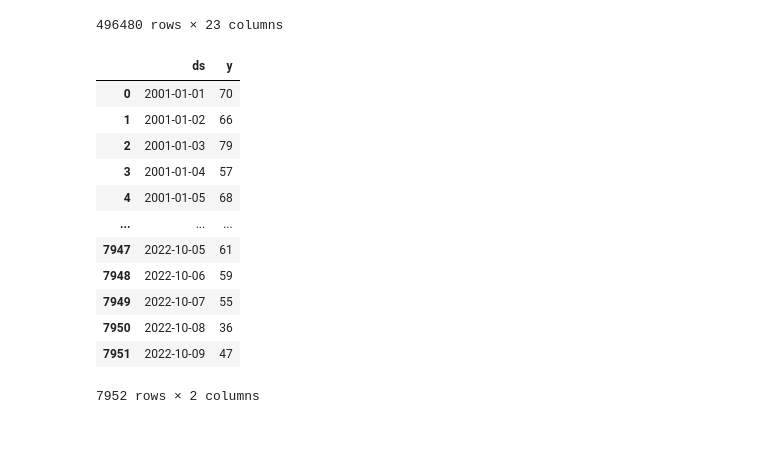
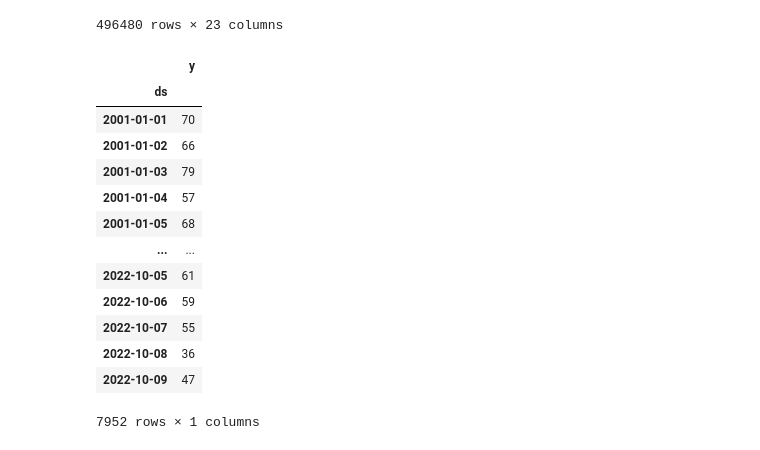
Before and after one commit to Zamanax/B4-Time-series, a Jupyter notebook: timeseries.ipynb, the cells around one changed output. Saved outputs shown, nothing was run; the diff lists cells and outputs as text; code cells hidden in the pictures.

```diff
--- a/timeseries.ipynb
+++ b/timeseries.ipynb
@@ -397,21 +412,24 @@ assaults
 # %%
 # make predictions of the assaults with prophet
 
 assaults_prophet = assaults.groupby("Date day").size().reset_index()
 assaults_prophet.columns = ["ds", "y"]
+assaults_prophet.ds = pd.to_datetime(assaults_prophet.ds)
+assaults_prophet.set_index("ds", inplace=True)
 assaults_prophet
 # %% [output]
-|  | ds | y |
-| 0 | 2001-01-01 | 70 |
-| 1 | 2001-01-02 | 66 |
-| 2 | 2001-01-03 | 79 |
-| 3 | 2001-01-04 | 57 |
-| 4 | 2001-01-05 | 68 |
-| ... | ... | ... |
-| 7947 | 2022-10-05 | 61 |
-| 7948 | 2022-10-06 | 59 |
-| 7949 | 2022-10-07 | 55 |
-| 7950 | 2022-10-08 | 36 |
-| 7951 | 2022-10-09 | 47 |
+|  | y |
+| ds |  |
+| 2001-01-01 | 70 |
+| 2001-01-02 | 66 |
+| 2001-01-03 | 79 |
+| 2001-01-04 | 57 |
+| 2001-01-05 | 68 |
+| ... | ... |
+| 2022-10-05 | 61 |
+| 2022-10-06 | 59 |
+| 2022-10-07 | 55 |
+| 2022-10-08 | 36 |
+| 2022-10-09 | 47 |
-7952 rows × 2 columns
+7952 rows × 1 columns
 # %%
```
Also changed, not shown: parts of 5 cells of this notebook.
